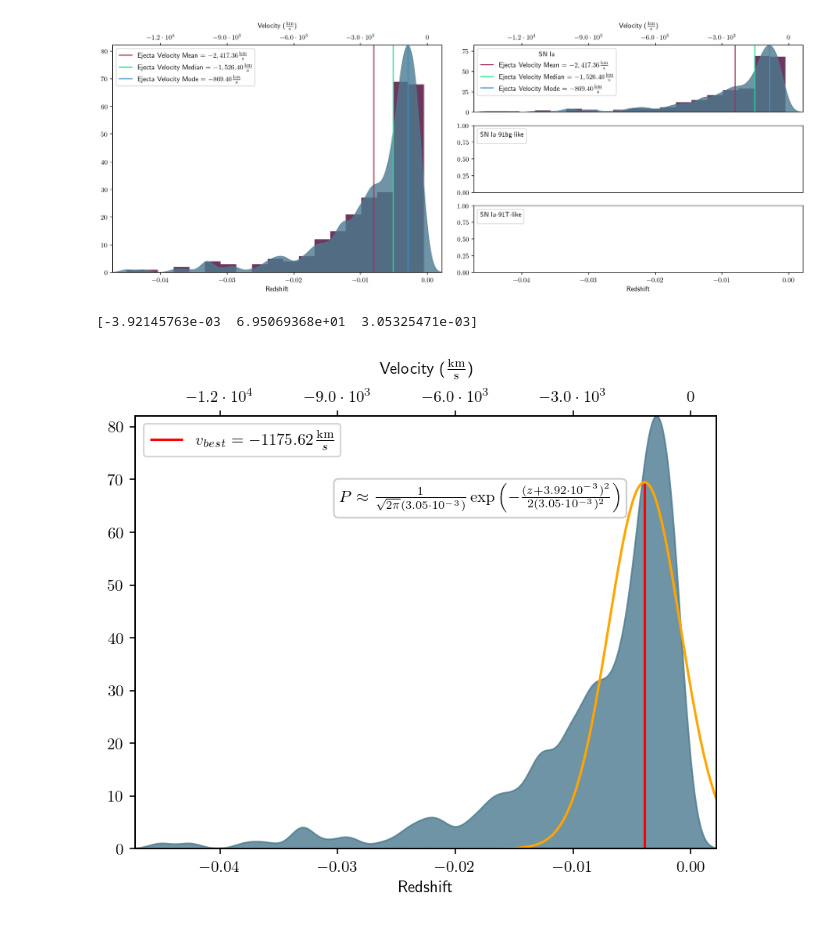
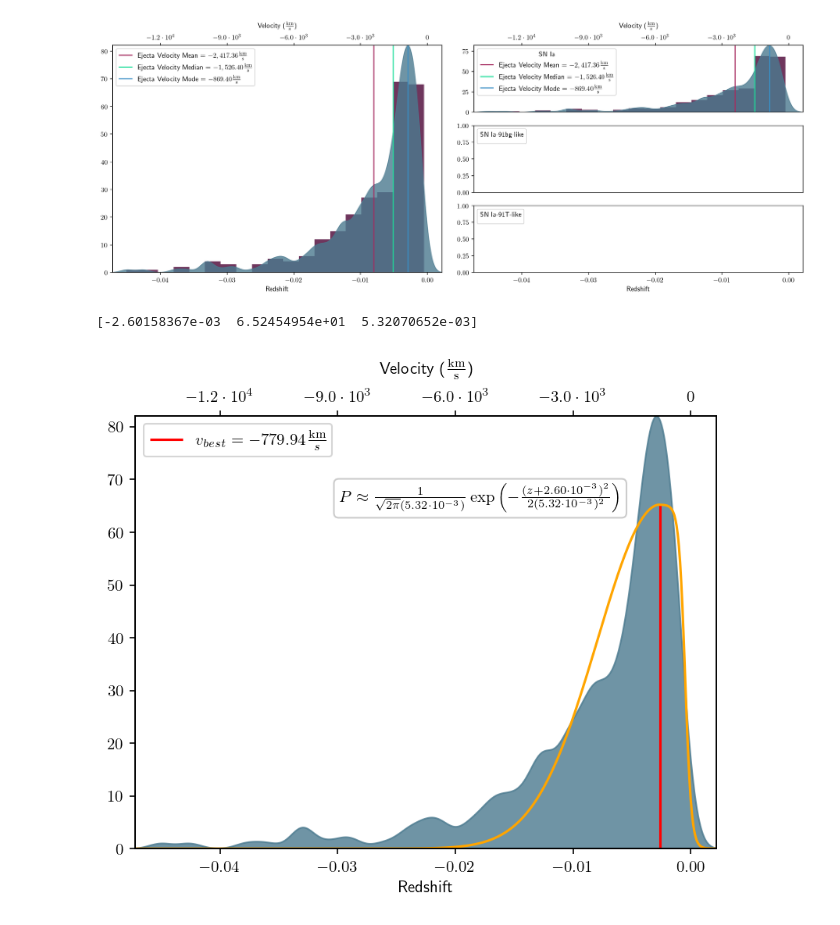
Before and after one commit to tobyheller-ucsd/SNIaEjectaVelocityAnalysis, a Jupyter notebook: final_project.ipynb, the cells around one changed output. Drawn from its saved outputs; the diff is of its cells as text; code cells hidden in the pictures.

```diff
--- a/final_project.ipynb
+++ b/final_project.ipynb
@@ -9,18 +9,19 @@ import numpy as np
 from datetime import datetime as dt
 from datetime import timezone
 from matplotlib import pyplot as plt
-from matplotlib import ticker as tck
 from matplotlib import axes as mplax
-from matplotlib import colors as col
 from scipy.signal import argrelmin
 from scipy.optimize import curve_fit
+from scipy.special import erf
 from copy import deepcopy
+from sklearn.cluster import KMeans
 
 plt.rcParams['figure.dpi'] = 150
 plt.rcParams['text.usetex'] = True
 plt.rcParams['text.latex.preamble'] = '\n'.join(
                                         [r'\usepackage{siunitx}',
                                          r'\DeclareSIUnit{\angstrom}{\text {Å}}',
+                                         r'\centering',
                                          r'\usepackage[version=4]{mhchem}'])
 # %%
 si2 = 6356*u.Angstrom
@@ -106,9 +107,9 @@ def smooth_data(x, y, sigma):
 tx = np.arange(0, 3*np.pi, .01)
 ty = np.sum([np.random.uniform(0, 10) * np.sin(np.random.uniform(-3*np.pi, 3*np.pi)*tx + np.random.uniform(0, 2*np.pi))+np.random.normal(0, 0.5, len(tx)) for i in range(np.random.randint(1, 10))], axis=0)
 plt.plot(tx, ty)
-for i in range(6, 1, -1):
+for i in range(5, 0, -1):
     smoothed = smooth_data(tx, ty, i*0.1)
-    plt.plot(tx, smoothed, label=rf'$\sigma={i*.05: .2f}$')
+    plt.plot(tx, smoothed, label=rf'$\sigma={i*0.1: .2f}$')
 plt.legend()
 # %% [output]
 <matplotlib.legend.Legend at 0x...>
@@ -286,9 +261,9 @@ for i, row in enumerate(good_data):
             spec = spec[[bool(i%2) for i in range(len(spec))]]
             good_data['Mean Resolution'] = calculate_intervals(spec['Wavelength']).to_value().mean()
         spec['Wavelength'] *= (z + 1)
-        spec = spec[(spec['Wavelength'] >= (5500-20)*u.Angstrom) & (spec['Wavelength'] <= si2+20*u.Angstrom)]
+        spec = spec[(spec['Wavelength'] >= (5500-100)*u.Angstrom) & (spec['Wavelength'] <= si2+100*u.Angstrom)]
         range_mask = (spec['Wavelength'] >= (5500)*u.Angstrom) & (spec['Wavelength'] <= si2)
-        if len(spec['Flux']) > 0:
+        if len(spec['Wavelength'][range_mask]) > 0:
             spec['Flux'] /= spec['Flux'][-1] #scale flux around the flux of the Si II line
             axs[0].plot(spec['Wavelength'], spec['Flux'])
             axs[1].plot(spec['Wavelength'][range_mask], smooth_data(spec['Wavelength'].to_value(), spec['Flux'], smooth_sigma)[range_mask])
@@ -418,32 +393,32 @@ plt.savefig('kdes.png')
 # %% [output]
 [figure]
 # %%
-def gauss_model(x, x0, amp, sig):
-    return amp * np.exp((-(x-x0)**2)/(2*(sig**2)))
-fits, fits_cov = curve_fit(gauss_model, all_z, all_y)
+def lower_half_gauss_model(x, x0, amp, sig):
+    model = np.where(x <= x0, amp * np.exp((-(x-x0)**2)/(2*(sig**2))), (amp/2)*(1-np.tanh((10/abs(sig))*(x-x0)-4)))
+    return model
+fits, fits_cov = curve_fit(lower_half_gauss_model, all_z, all_y, p0=(-0.01, 80, 0.01))
 sigma_fit = scientific_to_latex(fits[2], 2)
 print(fits)
 # %% [output]
-[-3.92145763e-03  6.95069368e+01  3.05325471e-03]
+[-2.60158367e-03  6.52454954e+01  5.32070652e-03]
 # %%
 fig, ax = plt.subplots()
 ax.margins(0)
 ax.fill_between(all_z, all_y, np.zeros_like(all_z), color=kde_col, alpha=0.8)
-ax.vlines(fits[0], ymin=np.min(kde_y), ymax=gauss_model(0, 0, fits[1], fits[2]), color='red', label=r'$v_{best}='+f'{redshift_to_velocity(fits[0], ckms).to_value():.2f}'+r'\frac{\unit{km}}{s}$')
+ax.vlines(fits[0], ymin=np.min(kde_y), ymax=lower_half_gauss_model(0, 0, fits[1], fits[2]), color='red', label=r'$v_{best}='+f'{redshift_to_velocity(fits[0], ckms).to_value():.2f}'+r'\frac{\unit{km}}{s}$')
 sign = '-' if fits[0]>0 else '+'
 z0 = abs(fits[0])
-ax.plot(all_z, gauss_model(all_z, *fits), color='orange')
-xlim, ylim = ax.get_xlim(), ax.get_ylim()
+ax.plot(all_z, lower_half_gauss_model(all_z, *fits), color='orange')
 
 ax.text(0.35, 0.8, r'$P\approx \frac{1}{\sqrt{2\pi}('+f'{sigma_fit})'+r'}\exp\left(-\frac{(z'+f'{sign}{scientific_to_latex(z0, 2)})^2'+'}{2('+f'{sigma_fit}'+r')^2}\right)$',
             transform=ax.transAxes, bbox={'boxstyle':'round', 'facecolor':'none', 'edgecolor':'#cccccc'})
 
 ax_top: mplax.Axes = ax.twiny()
 ax_top.set_xlabel(r'Velocity ($\frac{\unit{km}}{\unit{s}}$)', labelpad=10)
-ax_top.set_xlim(xlim)
+ax_top.set_xlim(ax.get_xlim())
 ax_top.set_xticklabels([f'${scientific_to_latex(v)}$' for v in redshift_to_velocity(ax.get_xticks(), ckms).to_value()], fontsize=10)
 ax.set_xlabel(r'Redshift')
 ax.legend()
 plt.savefig('gaussian_bestfit.png')
 # %% [output]
-[figure, old version]
+[figure, new version]
```
Also changed, not shown: parts of 6 cells of this notebook, 8 other files.
